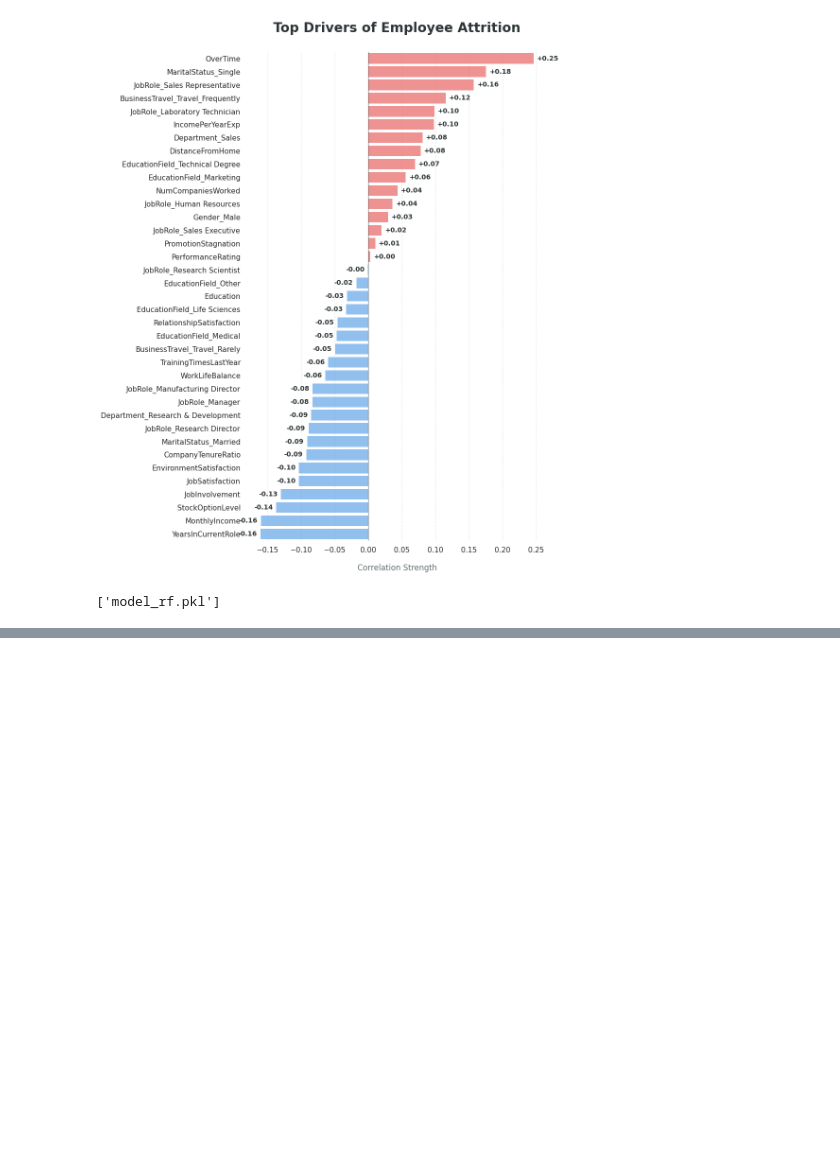
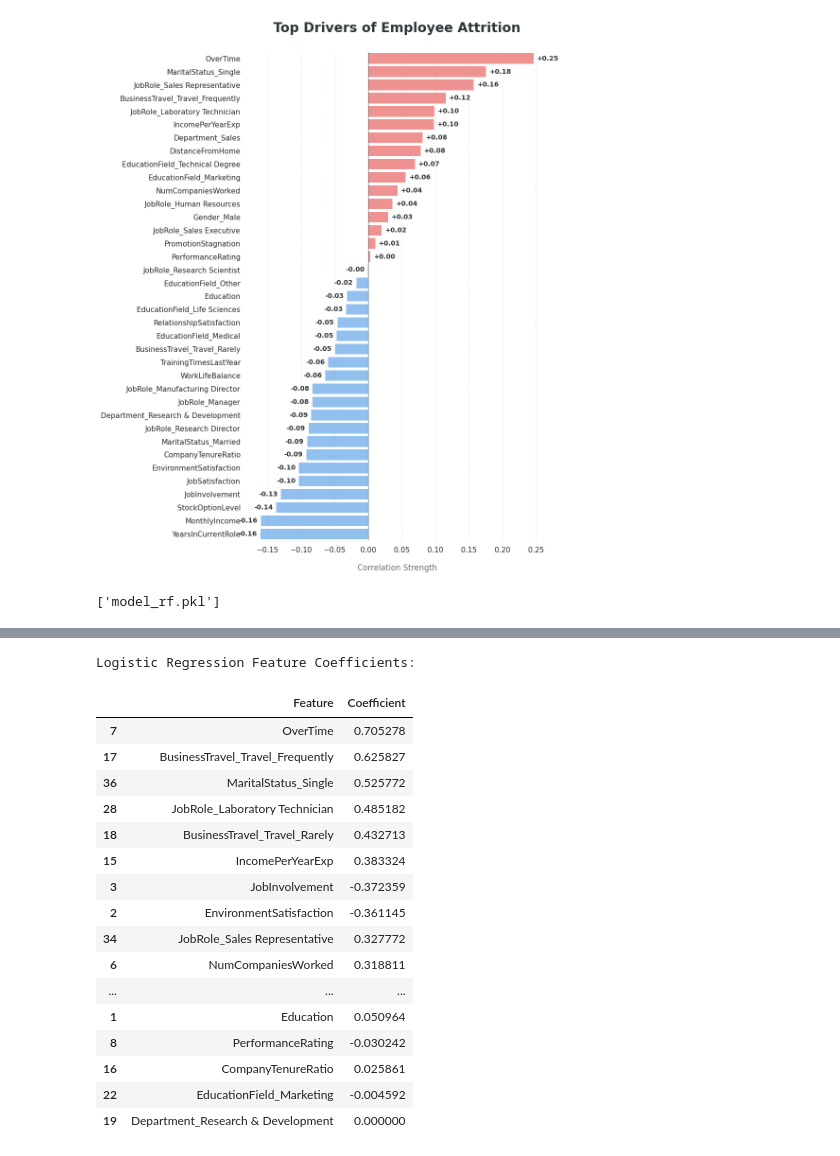
Before and after one commit to sofiahuang2225-prog/python-DM-group-k, a Jupyter notebook: ML_RF_LR.ipynb, the cells around one changed output, grey strips where cells are left out. Saved outputs shown, nothing was run; the diff lists cells and outputs as text; code cells hidden in the pictures; blank space fills up the shorter version.

```diff
--- a/ML_RF_LR.ipynb
+++ b/ML_RF_LR.ipynb
@@ -555,0 +620,38 @@ joblib.dump(automl_rf, 'model_rf.pkl')
+# %%
+import pandas as pd
+
+# 從 FLAML 物件中取得最佳的 Logistic Regression 模型
+best_lr_model = model_lr.model.estimator
+
+# 取得係數 (coefficients)
+coefficients = best_lr_model.coef_[0]
+
+# 取得特徵名稱
+feature_names = df.columns[df.columns != 'Attrition']
+
+# 建立 DataFrame 並排序
+coef_df = pd.DataFrame({'Feature': feature_names, 'Coefficient': coefficients})
+coef_df['Abs_Coefficient'] = coef_df['Coefficient'].abs()
+coef_df = coef_df.sort_values(by='Abs_Coefficient', ascending=False).drop(columns=['Abs_Coefficient'])
+
+print("Logistic Regression Feature Coefficients:")
+display(coef_df)
+# %% [output]
+Logistic Regression Feature Coefficients:
+|  | Feature | Coefficient |
+| 7 | OverTime | 0.705278 |
+| 17 | BusinessTravel_Travel_Frequently | 0.625827 |
+| 36 | MaritalStatus_Single | 0.525772 |
+| 28 | JobRole_Laboratory Technician | 0.485182 |
+| 18 | BusinessTravel_Travel_Rarely | 0.432713 |
+| 15 | IncomePerYearExp | 0.383324 |
+| 3 | JobInvolvement | -0.372359 |
+| 2 | EnvironmentSatisfaction | -0.361145 |
+| 34 | JobRole_Sales Representative | 0.327772 |
+| 6 | NumCompaniesWorked | 0.318811 |
+| ... | ... | ... |
+| 1 | Education | 0.050964 |
+| 8 | PerformanceRating | -0.030242 |
+| 16 | CompanyTenureRatio | 0.025861 |
+| 22 | EducationField_Marketing | -0.004592 |
+| 19 | Department_Research & Development | 0.000000 |
```
Also changed, not shown: parts of 4 cells of this notebook.
